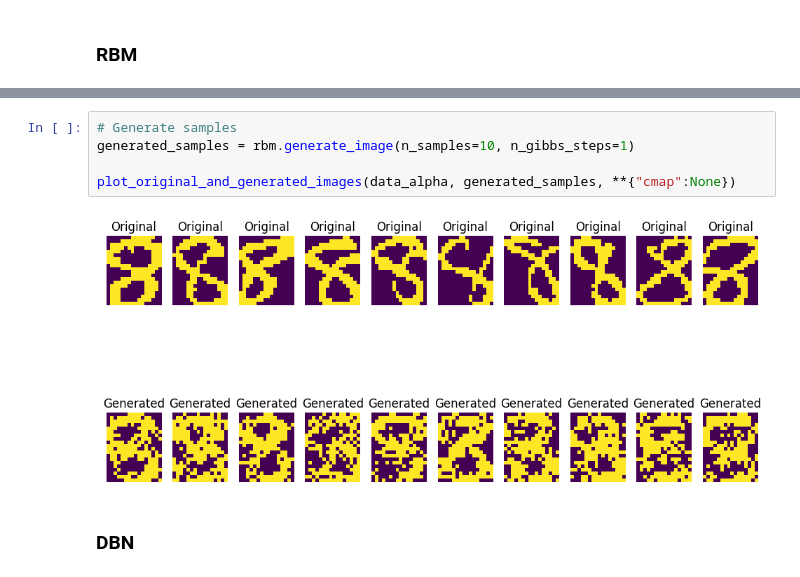
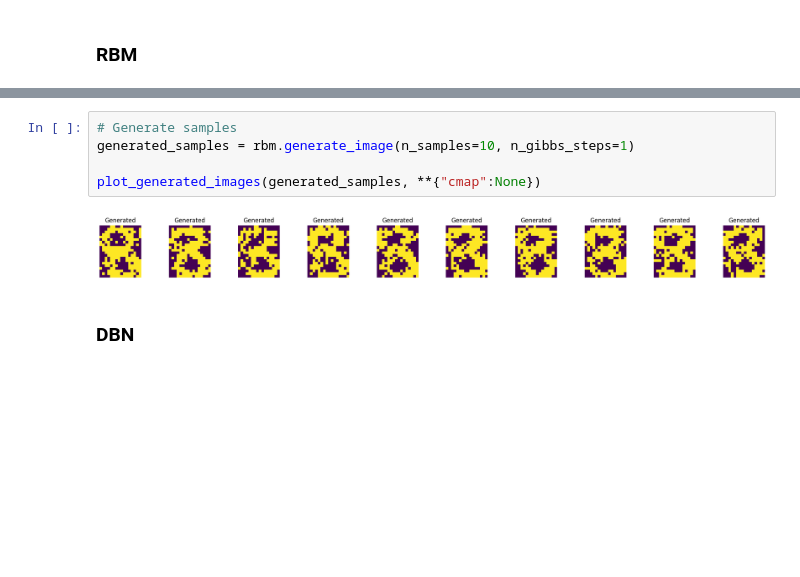
Before and after one commit to Yedson54/DeepLearning2-Project-M2DS, a Jupyter notebook: notebook/experiments_application.ipynb, the cells around one changed output, grey strips where cells are left out. Cells and saved outputs as stored; diff of their text form; blank space fills up the shorter version.

```diff
--- a/notebook/experiments_application.ipynb
+++ b/notebook/experiments_application.ipynb
@@ -113,10 +129,10 @@ RBM(n_visible=320, n_hidden=200)
 # %%
 # Generate samples
 generated_samples = rbm.generate_image(n_samples=10, n_gibbs_steps=1)
 
-plot_original_and_generated_images(data_alpha, generated_samples, **{"cmap":None})
+plot_generated_images(generated_samples, **{"cmap":None})
 # %% [output]
-[figure, old version]
+[figure, new version]
 # %% [markdown]
 ### DBN
 # %%
```
Also changed, not shown: parts of 44 cells of this notebook, 46 other files.
